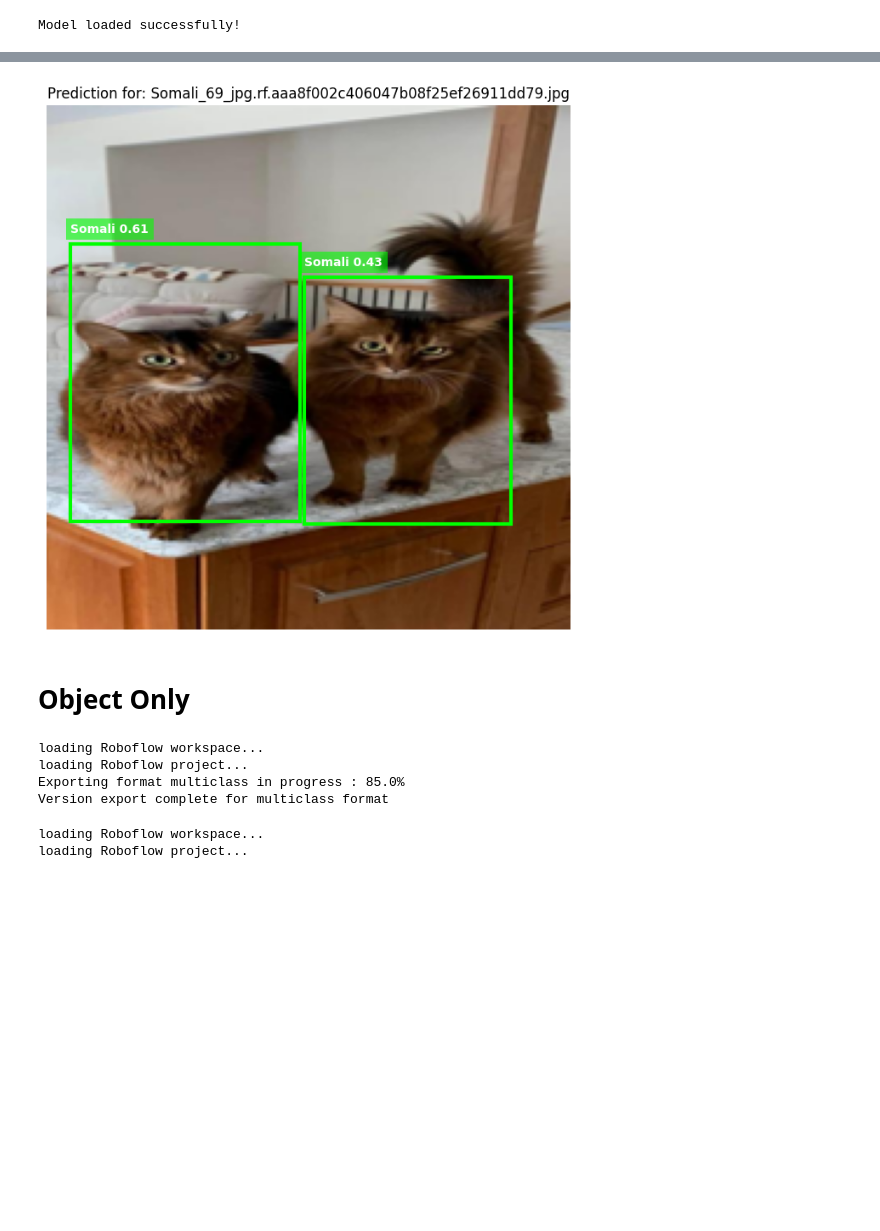
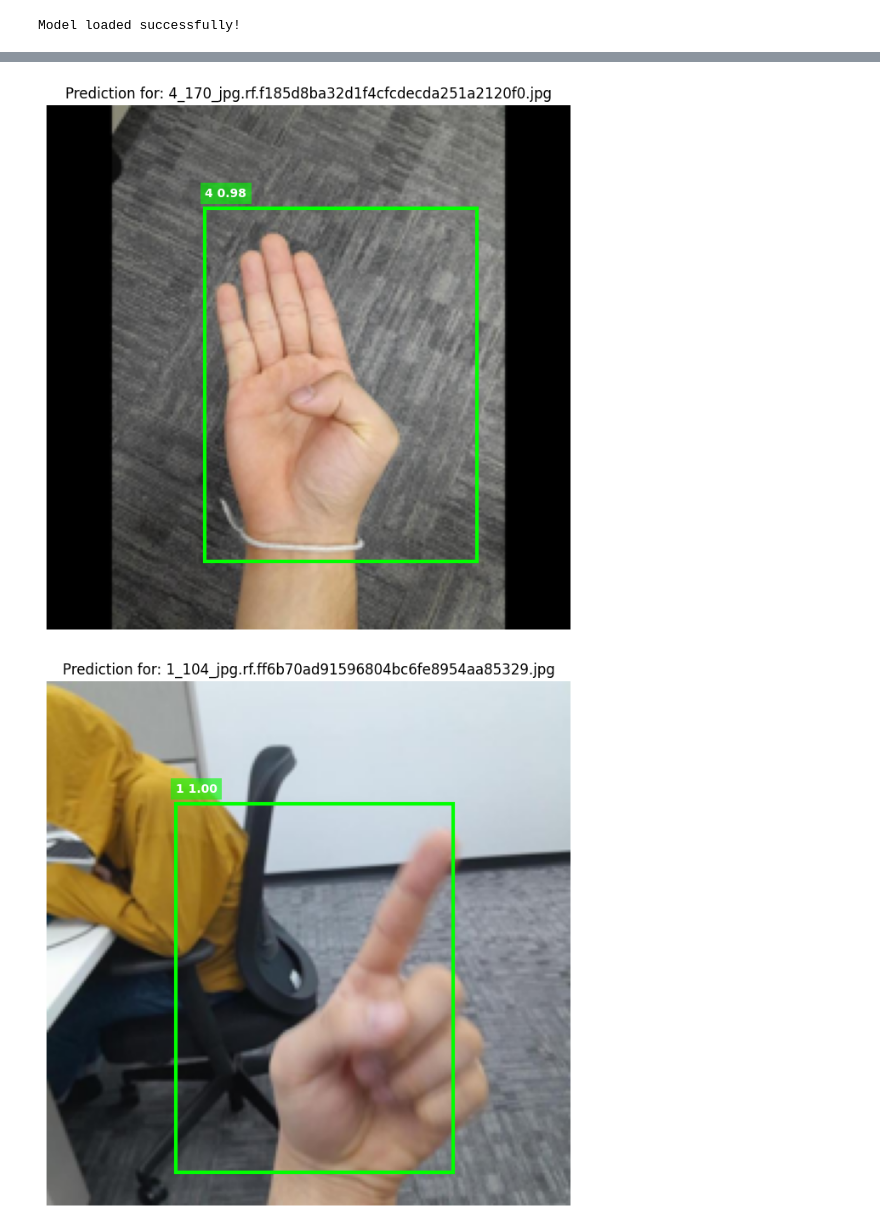
Before and after one commit to Phokawin47/Project_SE, a Jupyter notebook: src/CNN_model/SE4AI_CNN.ipynb, the cells around one changed output, grey strips where cells are left out. Saved outputs shown, nothing was run; the diff lists cells and outputs as text; code cells hidden in the pictures; blank space fills up the shorter version.

Commit message:
Final CNN model

```diff
--- a/src/CNN_model/SE4AI_CNN.ipynb
+++ b/src/CNN_model/SE4AI_CNN.ipynb
@@ -738,11 +1782,23 @@ files.download('/content/DenseNet121_Cat.pth')
 # %%
+import torch
+
 device = torch.device("cuda" if torch.cuda.is_available() else "cpu")
-num_classes = len(train_dataset.le.classes_)
-model = PretrainedCatDetector(num_classes=num_classes)
-pretrained_model = "DenseNet121_Cat.pth"
-model.load_state_dict(torch.load(pretrained_model, map_location=device))
-model.to(device)
+
+num_classes = 6
+model = YOLODetector(num_classes=num_classes).to(device)
+
+pretrained_model = "../../weights/CNN/outputs/best_model.pth"
+
+checkpoint = torch.load(pretrained_model, map_location=device)
+
+# If saved using: torch.save(model.state_dict())
+if isinstance(checkpoint, dict) and "state_dict" in checkpoint:
+    model.load_state_dict(checkpoint["state_dict"])
+else:
+    model.load_state_dict(checkpoint)
+
 model.eval()
+
 print("Model loaded successfully!")
 # %% [output]
 Model loaded successfully!
@@ -776,8 +1832,8 @@ def predict_custom_image(model, image_path, class_names, device, threshold=0.1):
     img_tensor = predict_transform(img_raw).unsqueeze(0).to(device)
     model.eval()
     with torch.no_grad():
-        _, det_out = model(img_tensor)
-    pred = det_out[0, 0]
+        det_out = model(img_tensor)
+    pred = det_out[0]
     obj_probs = torch.sigmoid(pred[..., 4])
     mask = obj_probs > threshold
     if not mask.any():
@@ -824,11 +1880,3 @@ def predict_custom_image(model, image_path, class_names, device, threshold=0.1):
     plt.axis('off')
     plt.title(f"Prediction for: {image_path.split('/')[-1]}")
     plt.show()
-# %%
-class_names = train_dataset.le.classes_
-images_path = "/content/Cat-5/train/Somali_69_jpg.rf.aaa8f002c406047b08f25ef26911dd79.jpg"
-predict_custom_image(model, images_path, class_names, device)
-# %% [output]
-[figure, removed]
-# %% [markdown]
-# Object Only
@@ -838,20 +1883,6 @@ predict_custom_image(model, images_path, class_names, device)
-# %%
-from roboflow import Roboflow
-rf = Roboflow(api_key="MGwAmKATBJUw8Gbdl9YQ")
-project = rf.workspace("summer-2nyu3").project("708")
-version = project.version(1)
-dataset = version.download("multiclass")
-# %% [output]
-loading Roboflow workspace...
-loading Roboflow project...
-Exporting format multiclass in progress : 85.0%
-Version export complete for multiclass format
-# %%
-from roboflow import Roboflow
-rf = Roboflow(api_key="MGwAmKATBJUw8Gbdl9YQ")
-project = rf.workspace("youssef").project("cat-bg5f4")
-version = project.version(1)
-dataset = version.download("yolov8")
-# %% [output]
-loading Roboflow workspace...
-loading Roboflow project...
+# %%
+class_names = {0: "0", 1: "1", 2: "2", 3: "3", 4: "4", 5: "5"}
+images_path = "../../dataset_resplit_aug_1/test/images/4_170_jpg.rf.f185d8ba32d1f4cfcdecda251a2120f0.jpg"
+predict_custom_image(model, images_path, class_names, device)
+# %% [output]
+[figure, added]
@@ -857,0 +1981,12 @@ loading Roboflow project...
+# %%
+class_names = {0: "0", 1: "1", 2: "2", 3: "3", 4: "4", 5: "5"}
+
+images_path = "../../dataset_resplit_aug_1/test/images/1_104_jpg.rf.ff6b70ad91596804bc6fe8954aa85329.jpg"
+
+predict_custom_image_onnx(
+    "../../weights/CNN/outputs/final_model.onnx",
+    images_path,
+    class_names
+)
+# %% [output]
+[figure, added]
```
Also changed, not shown: parts of 39 cells of this notebook, 5 other files.
